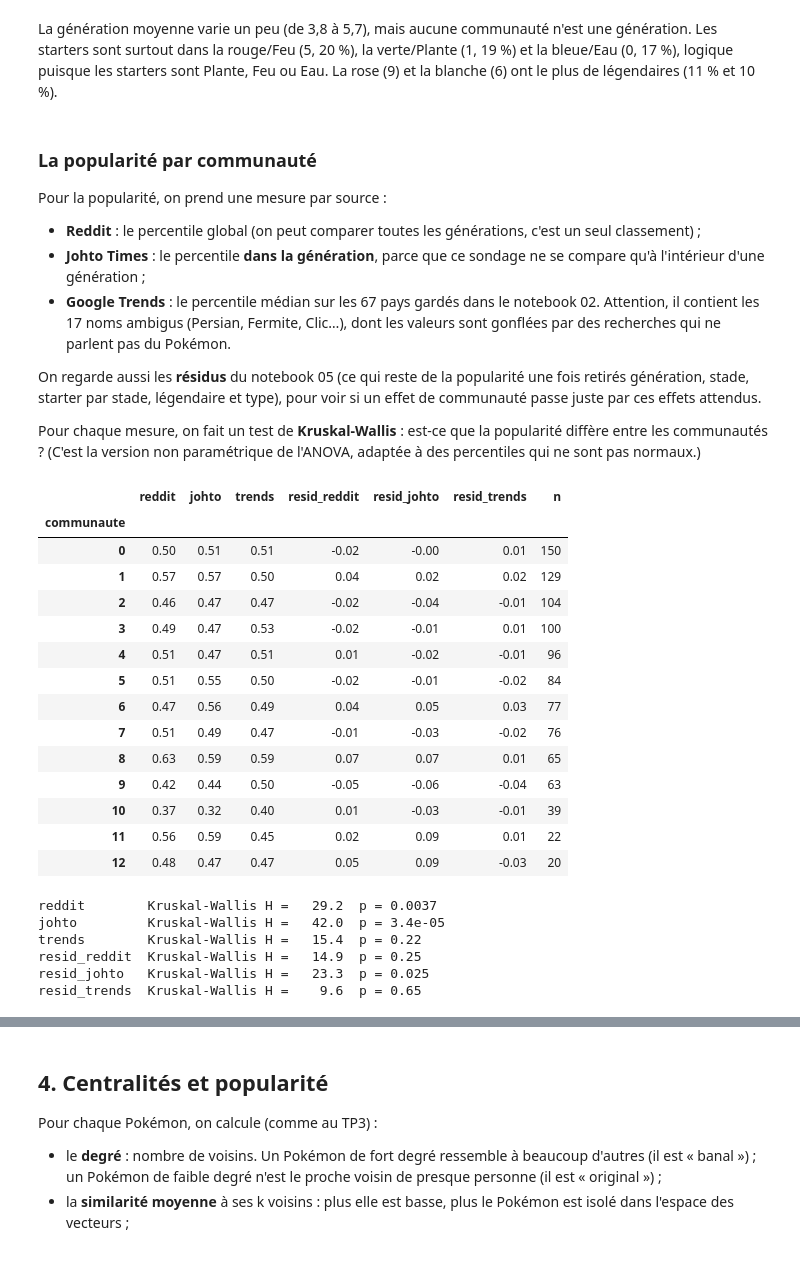
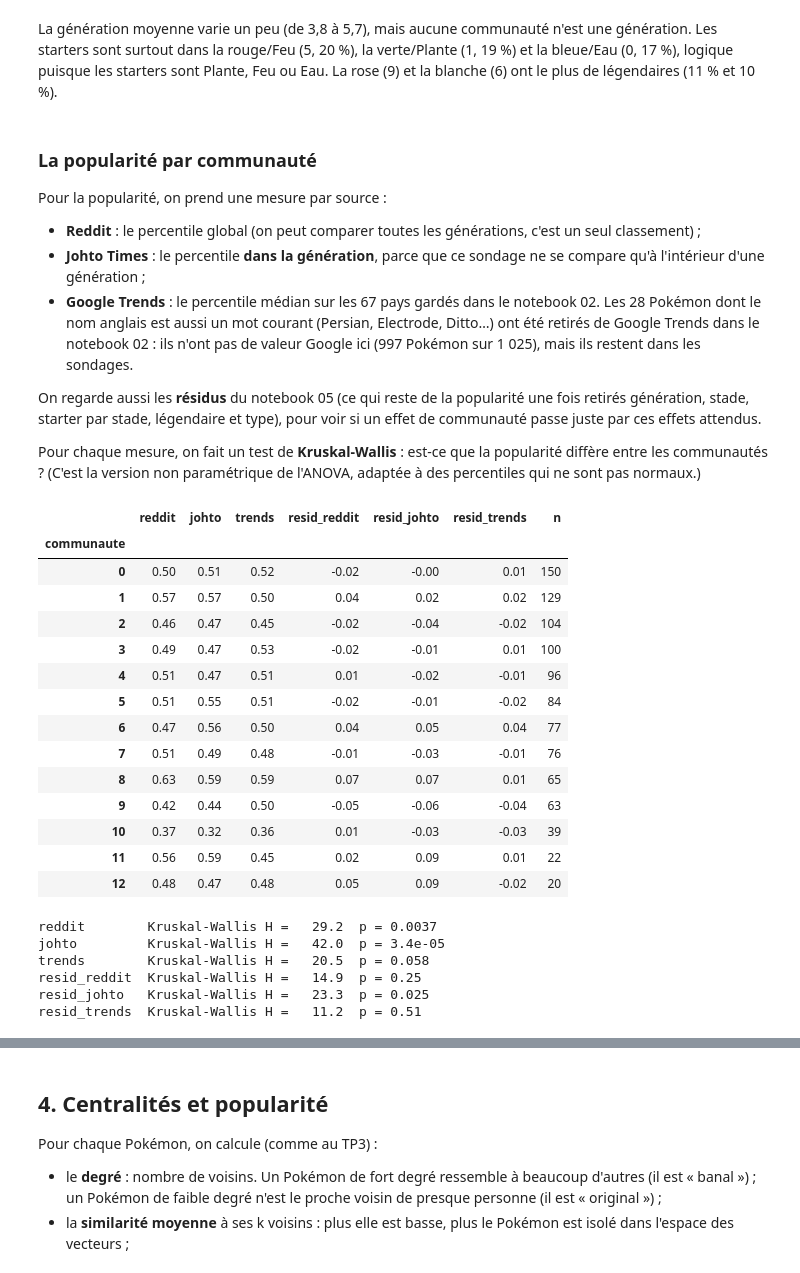
Before and after one commit to Kez0X/projet_pokemon, a Jupyter notebook: notebooks/07_reseau.ipynb, the cells around one changed output, grey strips where cells are left out. Drawn from its saved outputs; the diff is of its cells as text; code cells hidden in the pictures.

Commit message:
ANALYSE : notebook 07 mis à jour sans les noms qui sont des mots, export des résultats intermédiaires

```diff
--- a/notebooks/07_reseau.ipynb
+++ b/notebooks/07_reseau.ipynb
@@ -346,7 +348,7 @@ La génération moyenne varie un peu (de 3,8 à 5,7), mais aucune communauté n'
 Pour la popularité, on prend une mesure par source :
 - **Reddit** : le percentile global (on peut comparer toutes les générations, c'est un seul classement) ;
 - **Johto Times** : le percentile **dans la génération**, parce que ce sondage ne se compare qu'à l'intérieur d'une génération ;
-- **Google Trends** : le percentile médian sur les 67 pays gardés dans le notebook 02. Attention, il contient les 17 noms ambigus (Persian, Fermite, Clic…), dont les valeurs sont gonflées par des recherches qui ne parlent pas du Pokémon.
+- **Google Trends** : le percentile médian sur les 67 pays gardés dans le notebook 02. Les 28 Pokémon dont le nom anglais est aussi un mot courant (Persian, Electrode, Ditto…) ont été retirés de Google Trends dans le notebook 02 : ils n'ont pas de valeur Google ici (997 Pokémon sur 1 025), mais ils restent dans les sondages.
 
 On regarde aussi les **résidus** du notebook 05 (ce qui reste de la popularité une fois retirés génération, stade, starter par stade, légendaire et type), pour voir si un effet de communauté passe juste par ces effets attendus.
 
@@ -354,37 +356,39 @@ Pour chaque mesure, on fait un test de **Kruskal-Wallis** : est-ce que la popula
 # %%
 from scipy.stats import kruskal
 popcols = {"reddit": "reddit_pct", "johto": "johto_pct_gen", "trends": "trends_pct_median"}
 dp = pop[list(popcols.values())].rename(columns={v: k for k, v in popcols.items()}).join(
      sur[["resid_reddit", "resid_johto", "resid_trends"]]).join(comm)
 moy = dp.groupby("communaute").mean().round(2)
 moy["n"] = comm.value_counts().sort_index()
 display(moy)
+kw = []
 for c in ["reddit", "johto", "trends", "resid_reddit", "resid_johto", "resid_trends"]:
     groupes = [g[c].dropna() for _, g in dp.groupby("communaute")]
     h, p = kruskal(*groupes)
+    kw.append({"mesure": c, "p_valeur": p})
     print(f"{c:13s} Kruskal-Wallis H = {h:6.1f}  p = {p:.2g}")
 # %% [output]
 |  | reddit | johto | trends | resid_reddit | resid_johto | resid_trends | n |
 | communaute |  |  |  |  |  |  |  |
-| 0 | 0.50 | 0.51 | 0.51 | -0.02 | -0.00 | 0.01 | 150 |
+| 0 | 0.50 | 0.51 | 0.52 | -0.02 | -0.00 | 0.01 | 150 |
 | 1 | 0.57 | 0.57 | 0.50 | 0.04 | 0.02 | 0.02 | 129 |
-| 2 | 0.46 | 0.47 | 0.47 | -0.02 | -0.04 | -0.01 | 104 |
+| 2 | 0.46 | 0.47 | 0.45 | -0.02 | -0.04 | -0.02 | 104 |
 | 3 | 0.49 | 0.47 | 0.53 | -0.02 | -0.01 | 0.01 | 100 |
 | 4 | 0.51 | 0.47 | 0.51 | 0.01 | -0.02 | -0.01 | 96 |
-| 5 | 0.51 | 0.55 | 0.50 | -0.02 | -0.01 | -0.02 | 84 |
-| 6 | 0.47 | 0.56 | 0.49 | 0.04 | 0.05 | 0.03 | 77 |
-| 7 | 0.51 | 0.49 | 0.47 | -0.01 | -0.03 | -0.02 | 76 |
+| 5 | 0.51 | 0.55 | 0.51 | -0.02 | -0.01 | -0.02 | 84 |
+| 6 | 0.47 | 0.56 | 0.50 | 0.04 | 0.05 | 0.04 | 77 |
+| 7 | 0.51 | 0.49 | 0.48 | -0.01 | -0.03 | -0.01 | 76 |
 | 8 | 0.63 | 0.59 | 0.59 | 0.07 | 0.07 | 0.01 | 65 |
 | 9 | 0.42 | 0.44 | 0.50 | -0.05 | -0.06 | -0.04 | 63 |
-| 10 | 0.37 | 0.32 | 0.40 | 0.01 | -0.03 | -0.01 | 39 |
+| 10 | 0.37 | 0.32 | 0.36 | 0.01 | -0.03 | -0.03 | 39 |
 | 11 | 0.56 | 0.59 | 0.45 | 0.02 | 0.09 | 0.01 | 22 |
-| 12 | 0.48 | 0.47 | 0.47 | 0.05 | 0.09 | -0.03 | 20 |
+| 12 | 0.48 | 0.47 | 0.48 | 0.05 | 0.09 | -0.02 | 20 |
 reddit        Kruskal-Wallis H =   29.2  p = 0.0037
 johto         Kruskal-Wallis H =   42.0  p = 3.4e-05
-trends        Kruskal-Wallis H =   15.4  p = 0.22
+trends        Kruskal-Wallis H =   20.5  p = 0.058
 resid_reddit  Kruskal-Wallis H =   14.9  p = 0.25
 resid_johto   Kruskal-Wallis H =   23.3  p = 0.025
-resid_trends  Kruskal-Wallis H =    9.6  p = 0.65
+resid_trends  Kruskal-Wallis H =   11.2  p = 0.51
 # %% [markdown]
 Sur les **sondages**, la popularité diffère entre communautés (Kruskal-Wallis, p = 0,004 pour Reddit et p < 0,001 pour le Johto Times) :
 - les plus aimées : la 8 (jaune/Électrik, 0,59 à 0,63 selon la source), la 1 (verte/Plante, 0,57 dans les deux sondages) et la 11 (ailes d'insecte, 0,59 au Johto Times) ;
```
Also changed, not shown: parts of 14 cells of this notebook.
